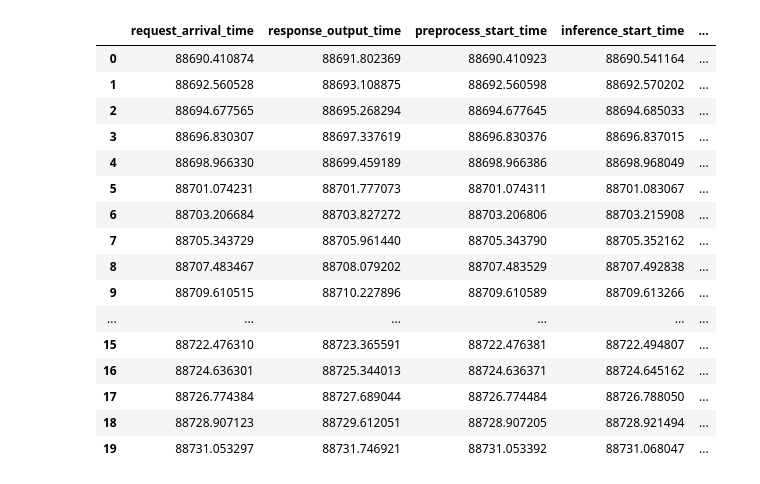
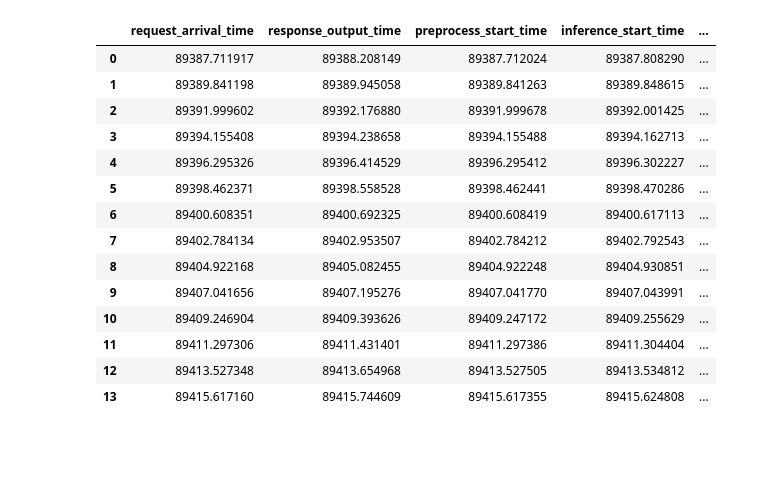
Before and after one commit to StreamMUSE/StreamMUSE-v1, a Jupyter notebook: app/tester.ipynb, the cells around one changed output. Cells and saved outputs as stored; diff of their text form; code cells hidden in the pictures; blank space fills up the shorter version.

```diff
--- a/app/tester.ipynb
+++ b/app/tester.ipynb
@@ -2,26 +2,24 @@
 import numpy as np
 import pandas as pd
 # %%
-data = pd.read_csv('logs/session_20250630-173155/session.csv')
+data = pd.read_csv('logs/session_20250630-174328/session.csv')
 data
 # %% [output]
 |  | request_arrival_time | response_output_time | preprocess_start_time | inference_start_time | ... |
-| 0 | 88690.410874 | 88691.802369 | 88690.410923 | 88690.541164 | ... |
-| 1 | 88692.560528 | 88693.108875 | 88692.560598 | 88692.570202 | ... |
-| 2 | 88694.677565 | 88695.268294 | 88694.677645 | 88694.685033 | ... |
-| 3 | 88696.830307 | 88697.337619 | 88696.830376 | 88696.837015 | ... |
-| 4 | 88698.966330 | 88699.459189 | 88698.966386 | 88698.968049 | ... |
-| 5 | 88701.074231 | 88701.777073 | 88701.074311 | 88701.083067 | ... |
-| 6 | 88703.206684 | 88703.827272 | 88703.206806 | 88703.215908 | ... |
-| 7 | 88705.343729 | 88705.961440 | 88705.343790 | 88705.352162 | ... |
-| 8 | 88707.483467 | 88708.079202 | 88707.483529 | 88707.492838 | ... |
-| 9 | 88709.610515 | 88710.227896 | 88709.610589 | 88709.613266 | ... |
-| ... | ... | ... | ... | ... | ... |
-| 15 | 88722.476310 | 88723.365591 | 88722.476381 | 88722.494807 | ... |
-| 16 | 88724.636301 | 88725.344013 | 88724.636371 | 88724.645162 | ... |
-| 17 | 88726.774384 | 88727.689044 | 88726.774484 | 88726.788050 | ... |
-| 18 | 88728.907123 | 88729.612051 | 88728.907205 | 88728.921494 | ... |
-| 19 | 88731.053297 | 88731.746921 | 88731.053392 | 88731.068047 | ... |
+| 0 | 89387.711917 | 89388.208149 | 89387.712024 | 89387.808290 | ... |
+| 1 | 89389.841198 | 89389.945058 | 89389.841263 | 89389.848615 | ... |
+| 2 | 89391.999602 | 89392.176880 | 89391.999678 | 89392.001425 | ... |
+| 3 | 89394.155408 | 89394.238658 | 89394.155488 | 89394.162713 | ... |
+| 4 | 89396.295326 | 89396.414529 | 89396.295412 | 89396.302227 | ... |
+| 5 | 89398.462371 | 89398.558528 | 89398.462441 | 89398.470286 | ... |
+| 6 | 89400.608351 | 89400.692325 | 89400.608419 | 89400.617113 | ... |
+| 7 | 89402.784134 | 89402.953507 | 89402.784212 | 89402.792543 | ... |
+| 8 | 89404.922168 | 89405.082455 | 89404.922248 | 89404.930851 | ... |
+| 9 | 89407.041656 | 89407.195276 | 89407.041770 | 89407.043991 | ... |
+| 10 | 89409.246904 | 89409.393626 | 89409.247172 | 89409.255629 | ... |
+| 11 | 89411.297306 | 89411.431401 | 89411.297386 | 89411.304404 | ... |
+| 12 | 89413.527348 | 89413.654968 | 89413.527505 | 89413.534812 | ... |
+| 13 | 89415.617160 | 89415.744609 | 89415.617355 | 89415.624808 | ... |
 # %%
 # Calculate the duration of each stage by finding the difference between timestamps
 data['server_total_duration'] = data['response_output_time'] - data['request_arrival_time']
```
Also changed, not shown: parts of 2 cells of this notebook, 4 other files.
